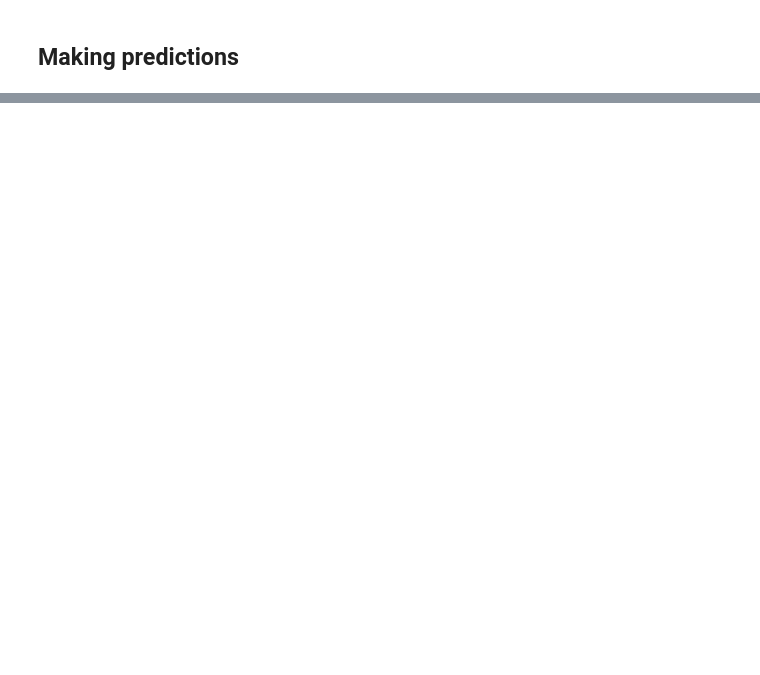
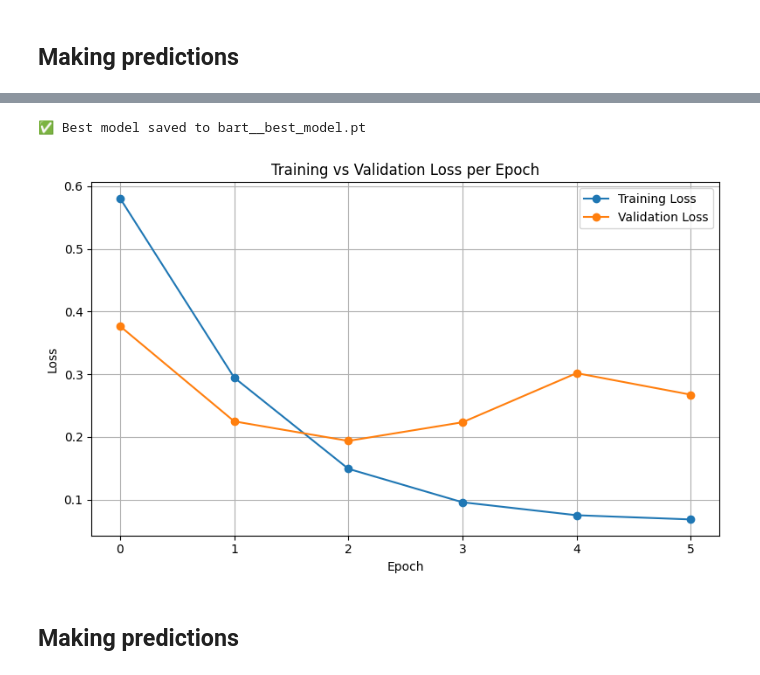
Before and after one commit to soham-b-github/mevitsa, a Jupyter notebook: notebooks/expt/musait-expt-models-tsa.ipynb, the cells around one changed output, grey strips where cells are left out. Saved outputs shown, nothing was run; the diff lists cells and outputs as text; code cells hidden in the pictures; blank space fills up the shorter version.

Commit message:
BART expt complete

```diff
--- a/notebooks/expt/musait-expt-models-tsa.ipynb
+++ b/notebooks/expt/musait-expt-models-tsa.ipynb
@@ -387,0 +632,2 @@ plt.show()
+# %%
+root = "/kaggle/working/temp_data.csv"
@@ -387,0 +716,16 @@ plt.show()
+# %%
+# defining a function to tokenize the sentences
+def tokenize_function(example):
+    return tokenizer(
+        example['OCR'],
+        # padding sentences to the maximum length for consistent input size
+        padding='max_length',
+        # truncating sentences to fit within the model's expected input length
+        truncation=True,
+        # returning attention masks to let the model know which tokens are padding
+        return_attention_mask=True,
+        max_length = 128 # (default if set to 1024)
+    )
+
+# applying the tokenization function to the entire dataset in batches
+tokenized_dataset = final_dataset.map(tokenize_function, batched=True)
@@ -387,0 +837,10 @@ plt.show()
+# %%
+# from transformers import AdamW
+from torch.optim import AdamW
+
+# set up the optimizer
+optimizer = AdamW(model.parameters(), lr=5e-5)
+
+# put the model on device
+device = torch.device('cuda' if torch.cuda.is_available() else 'cpu')
+model.to(device)
@@ -387,0 +965,32 @@ plt.show()
+# %%
+if best_model_state:
+    # model.load_state_dict(best_model_state)
+    # print("\n✅ Best model weights restored.")
+    df_models["BART"] = {
+        "TrainLoss" : opt_train_loss,
+        "ValLoss" : best_val_loss,
+        "Accuracy" : 0
+    }
+    # Save the best model
+    save_path = "bart__best_model.pt"
+    torch.save(model.state_dict(), save_path)
+    print(f"✅ Best model saved to {save_path}")
+# %% [output]
+✅ Best model saved to bart__best_model.pt
+# %%
+import matplotlib.pyplot as plt
+
+plt.figure(figsize=(8, 5))
+plt.plot(train_losses, label='Training Loss', marker='o')
+plt.plot(val_losses, label='Validation Loss', marker='o')
+plt.title('Training vs Validation Loss per Epoch')
+plt.xlabel('Epoch')
+plt.ylabel('Loss')
+plt.legend()
+plt.grid(True)
+plt.tight_layout()
+
+plt.savefig("BART__loss_curve.png", dpi=300, bbox_inches='tight')
+plt.show()
+# %% [output]
+[figure, added]
@@ -387,0 +1017,2 @@ plt.show()
+# %% [markdown]
+## Making predictions
```
Also changed, not shown: parts of 78 cells of this notebook.
